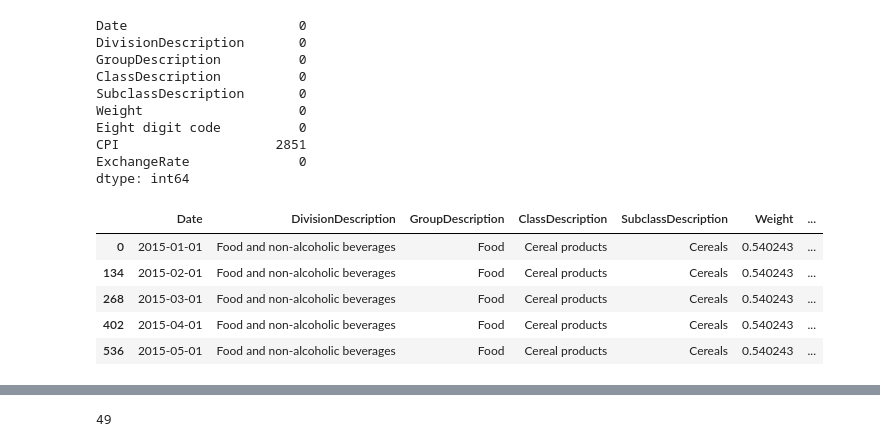
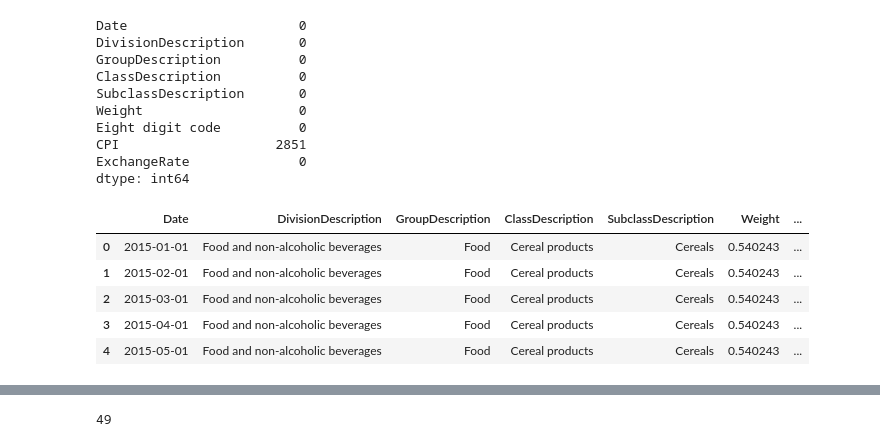
Before and after one commit to MasindiManaga/ERPT_ML_Research, a Jupyter notebook: notebooks/03_Feature_Engineering.ipynb, the cells around one changed output, grey strips where cells are left out. Saved outputs shown, nothing was run; the diff lists cells and outputs as text; code cells hidden in the pictures.

```diff
--- a/notebooks/03_Feature_Engineering.ipynb
+++ b/notebooks/03_Feature_Engineering.ipynb
@@ -74,17 +74,17 @@ CPI                    2851
 ExchangeRate              0
 dtype: int64
 # %%
-#sort dataset
+# sort dataset
 data = data.sort_values(
     ["Eight digit code", "Date"]
-)
+).reset_index(drop=True)
 
 data.head()
 # %% [output]
 |  | Date | DivisionDescription | GroupDescription | ClassDescription | SubclassDescription | Weight | ... |
 | 0 | 2015-01-01 | Food and non-alcoholic beverages | Food | Cereal products | Cereals | 0.540243 | ... |
-| 134 | 2015-02-01 | Food and non-alcoholic beverages | Food | Cereal products | Cereals | 0.540243 | ... |
-| 268 | 2015-03-01 | Food and non-alcoholic beverages | Food | Cereal products | Cereals | 0.540243 | ... |
-| 402 | 2015-04-01 | Food and non-alcoholic beverages | Food | Cereal products | Cereals | 0.540243 | ... |
-| 536 | 2015-05-01 | Food and non-alcoholic beverages | Food | Cereal products | Cereals | 0.540243 | ... |
+| 1 | 2015-02-01 | Food and non-alcoholic beverages | Food | Cereal products | Cereals | 0.540243 | ... |
+| 2 | 2015-03-01 | Food and non-alcoholic beverages | Food | Cereal products | Cereals | 0.540243 | ... |
+| 3 | 2015-04-01 | Food and non-alcoholic beverages | Food | Cereal products | Cereals | 0.540243 | ... |
+| 4 | 2015-05-01 | Food and non-alcoholic beverages | Food | Cereal products | Cereals | 0.540243 | ... |
 # %%
```
Also changed, not shown: parts of 20 cells of this notebook.
